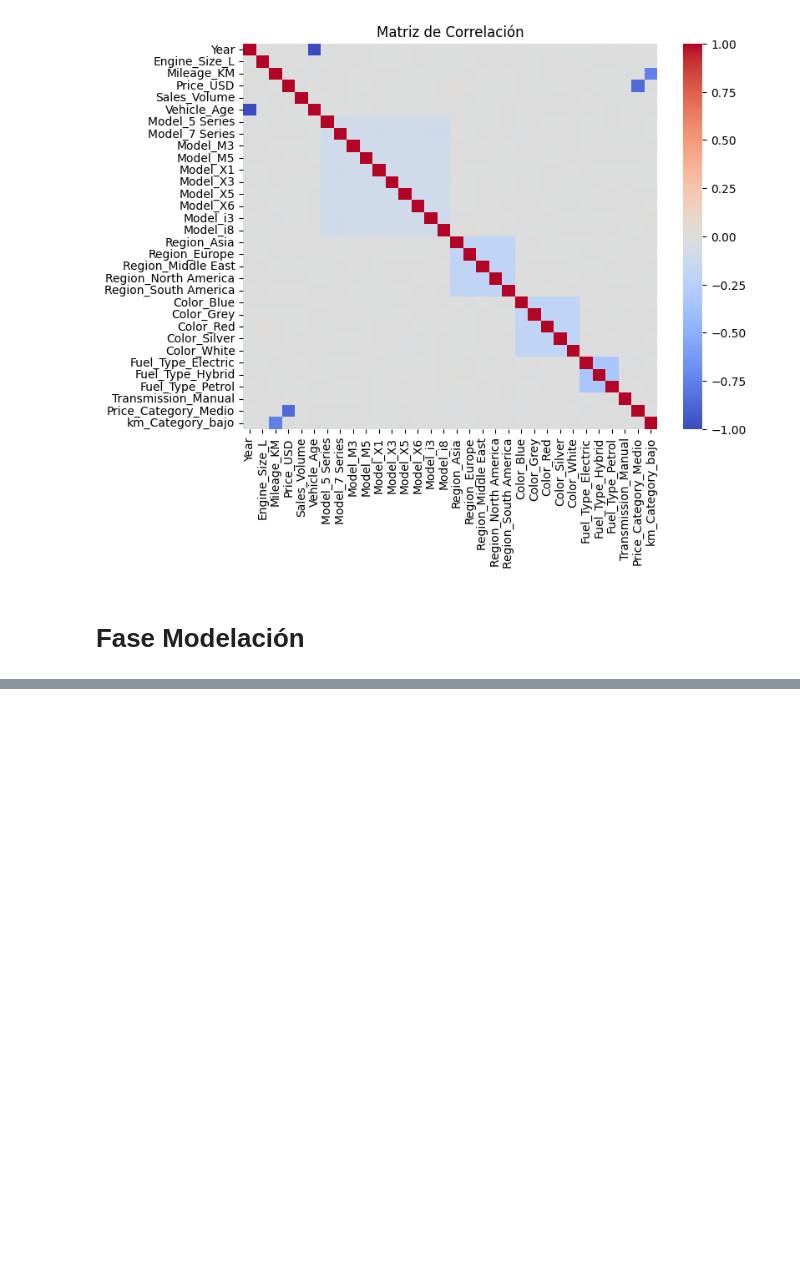
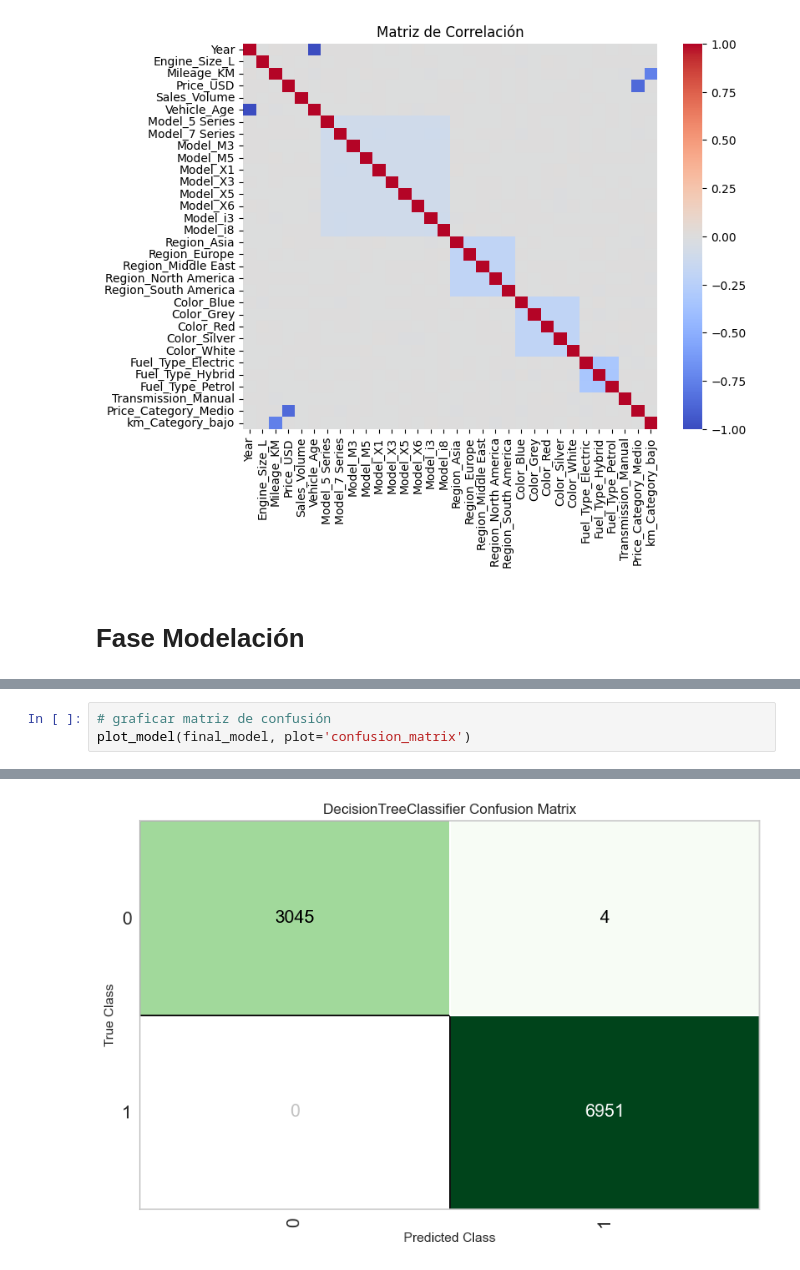
Before and after one commit to josuemarinab/bmw_analysis, a Jupyter notebook: modelo_bmw.ipynb, the cells around one changed output, grey strips where cells are left out. Cells and saved outputs as stored; diff of their text form; blank space fills up the shorter version.

```diff
--- a/modelo_bmw.ipynb
+++ b/modelo_bmw.ipynb
@@ -422,0 +483,4 @@ ModuleNotFoundError: No module named 'pycaret'
+# %%
+# graficar matriz de confusión
+plot_model(final_model, plot='confusion_matrix')
+# %% [output]
@@ -422,0 +488 @@ ModuleNotFoundError: No module named 'pycaret'
+[figure, added]
```
Also changed, not shown: parts of 15 cells of this notebook.
